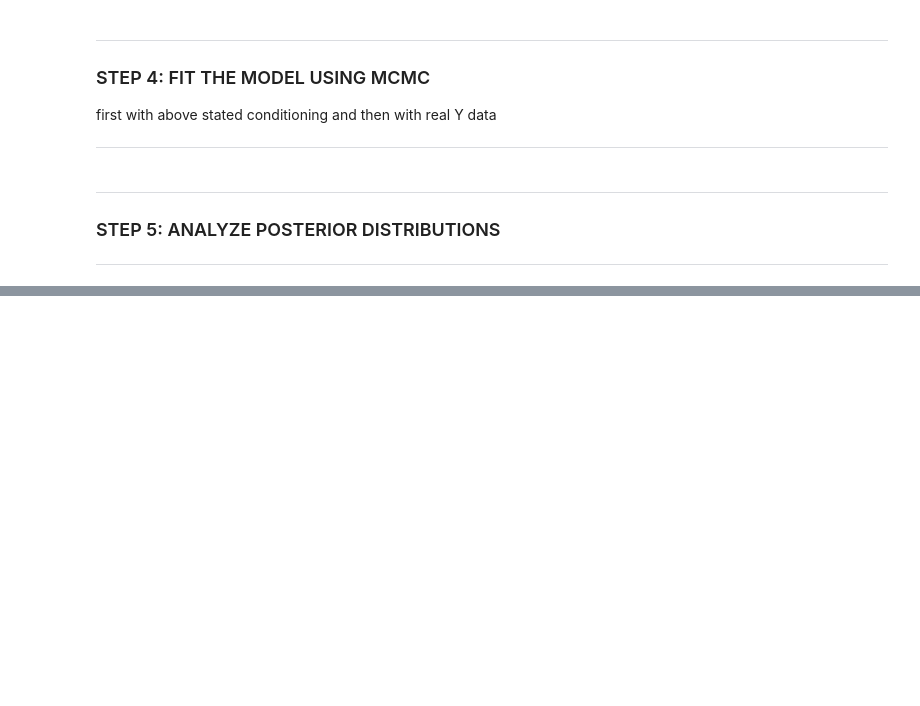
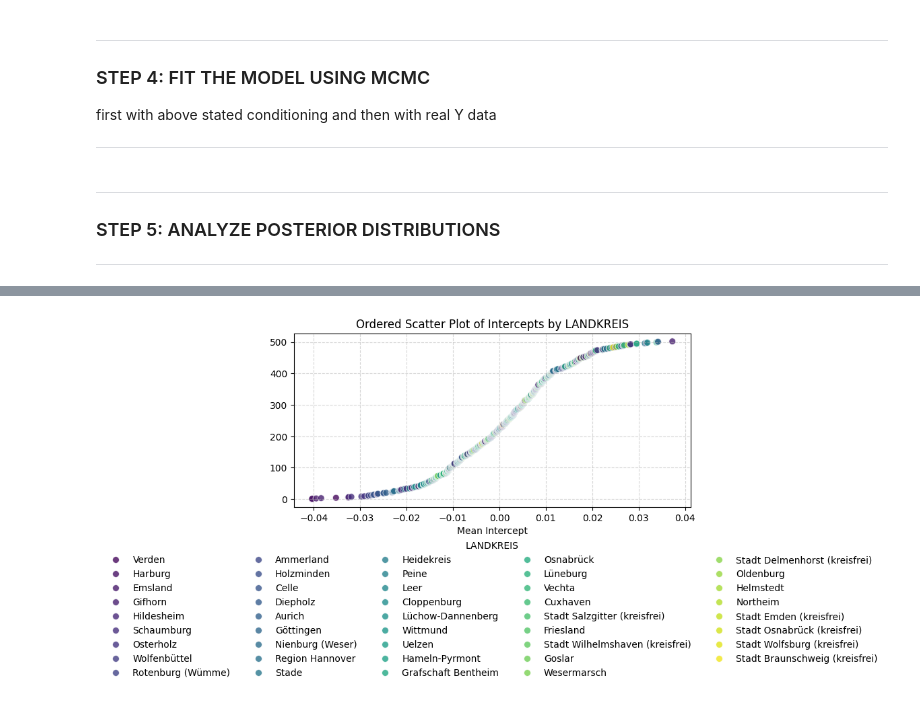
Before and after one commit to DamiAladesuru/Lab, a Jupyter notebook: Niedersachsen/src/analysis/farmfield/modelling.ipynb, the cells around one changed output, grey strips where cells are left out. Cells and saved outputs as stored; diff of their text form; code cells hidden in the pictures; blank space fills up the shorter version.

```diff
--- a/Niedersachsen/src/analysis/farmfield/modelling.ipynb
+++ b/Niedersachsen/src/analysis/farmfield/modelling.ipynb
@@ -753,6 +816,7 @@ $\sigma \sim Exponential(1) $
 # %%
 # Create numeric entity IDs
 demeaned["entity_id"] = demeaned["CELLCODE"].astype("category").cat.codes  # Converts strings to numeric IDs
+entity_to_cellcode = dict(enumerate(demeaned["CELLCODE"].astype("category").cat.categories))
 
 # Convert to dictionary for NumPyro
 data = {
@@ -760,3 +824,4 @@ data = {
     "delta_X": demeaned["X_demeaned"].values,
     "delta_Y": demeaned["Y_demeaned"].values
 }
+demeaned.shape
@@ -996,0 +1158,44 @@ plt.show()
+# %%
+# Select the 'CELLCODE' and 'LANDKREIS' columns from the farm_field DataFrame
+farm_field_selected = farm_field[['CELLCODE', 'LANDKREIS']].drop_duplicates()
+
+# Merge the selected columns with the entity_effects DataFrame on the 'CELLCODE' column
+# entity_effectsl = pd.merge(entity_effects, farm_field_selected, on='CELLCODE', how='left')
+
+#Merge the selected columns withe the df_alpha DataFrame on the 'CELLCODE' column
+alpha_cells = pd.merge(df_alpha, farm_field_selected, on='CELLCODE', how='left')
+# %%
+# Sort by mean for better visualization
+alpha_cells = alpha_cells.sort_values(by='mean')
+
+# Create a simple scatter plot
+plt.figure(figsize=(10, 6))
+sns.scatterplot(
+    data=alpha_cells,
+    x='mean',
+    y=range(len(alpha_cells)),  # Just rank entities, no entity labels
+    hue='LANDKREIS',
+    palette='viridis',
+    s=50,  # Make dots smaller
+    alpha=0.8
+)
+
+plt.xlabel('Mean Intercept')
+plt.ylabel('')  # Remove y-axis label
+plt.title('Ordered Scatter Plot of Intercepts by LANDKREIS')
+
+# Customize legend: Place it below the plot in 5 rows
+plt.legend(
+    title='LANDKREIS',
+    loc='upper center',
+    bbox_to_anchor=(0.5, -0.15),  # Moves legend below the plot
+    ncol=5,  # Arrange in 5 columns
+    frameon=False  # Remove legend box
+)
+
+plt.grid(True, linestyle="--", alpha=0.5)
+plt.tight_layout()  # Adjust layout to fit everything well
+
+plt.show()
+# %% [output]
+[figure, added]
```
Also changed, not shown: parts of 40 cells of this notebook.
